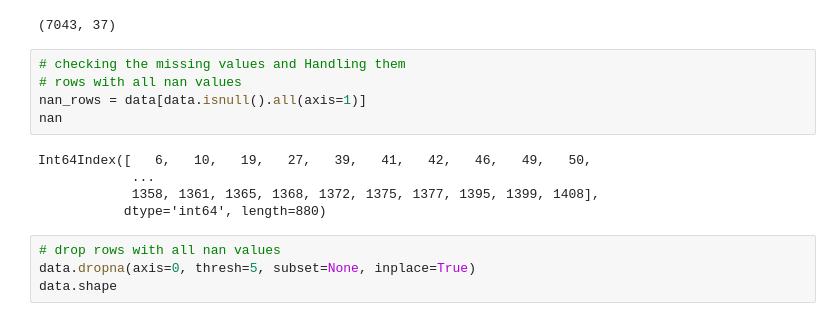
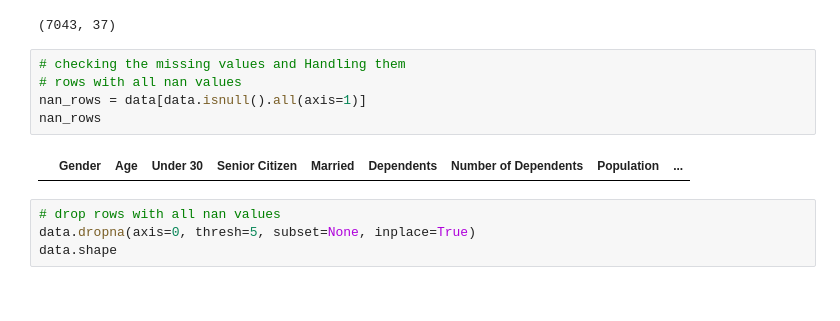
Before and after one commit to MLearners21/NTU_ML_Final_Project2021, a Jupyter notebook: ML21_final_project.ipynb, the cells around one changed output. Saved outputs shown, nothing was run; the diff lists cells and outputs as text.

```diff
--- a/ML21_final_project.ipynb
+++ b/ML21_final_project.ipynb
@@ -130,13 +127,10 @@ data.shape
 # %%
 # checking the missing values and Handling them
 # rows with all nan values
 nan_rows = data[data.isnull().all(axis=1)]
-nan
+nan_rows
 # %% [output]
-Int64Index([   6,   10,   19,   27,   39,   41,   42,   46,   49,   50,
-            ...
-            1358, 1361, 1365, 1368, 1372, 1375, 1377, 1395, 1399, 1408],
-           dtype='int64', length=880)
+|  | Gender | Age | Under 30 | Senior Citizen | Married | Dependents | Number of Dependents | Population | ... |
 # %%
 # drop rows with all nan values
 data.dropna(axis=0, thresh=5, subset=None, inplace=True)
```
Also changed, not shown: parts of 4 cells of this notebook.
